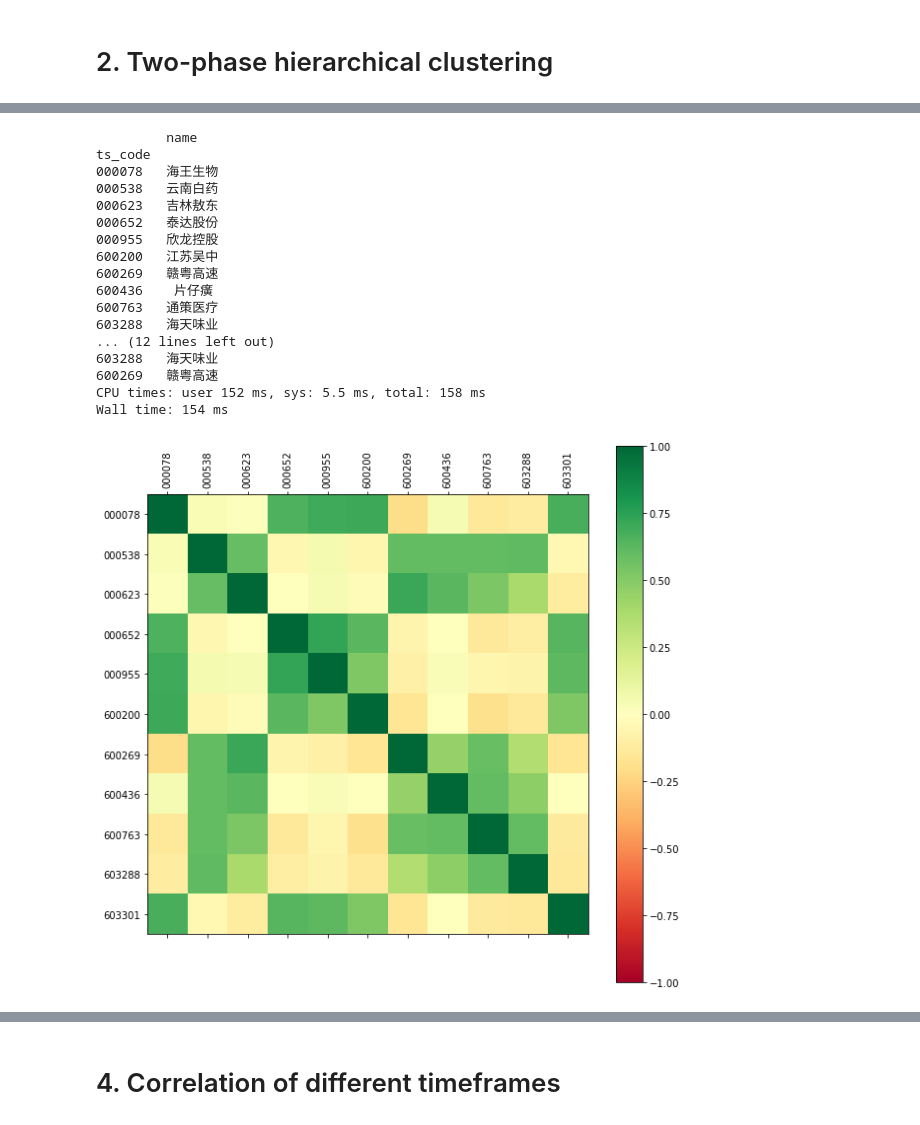
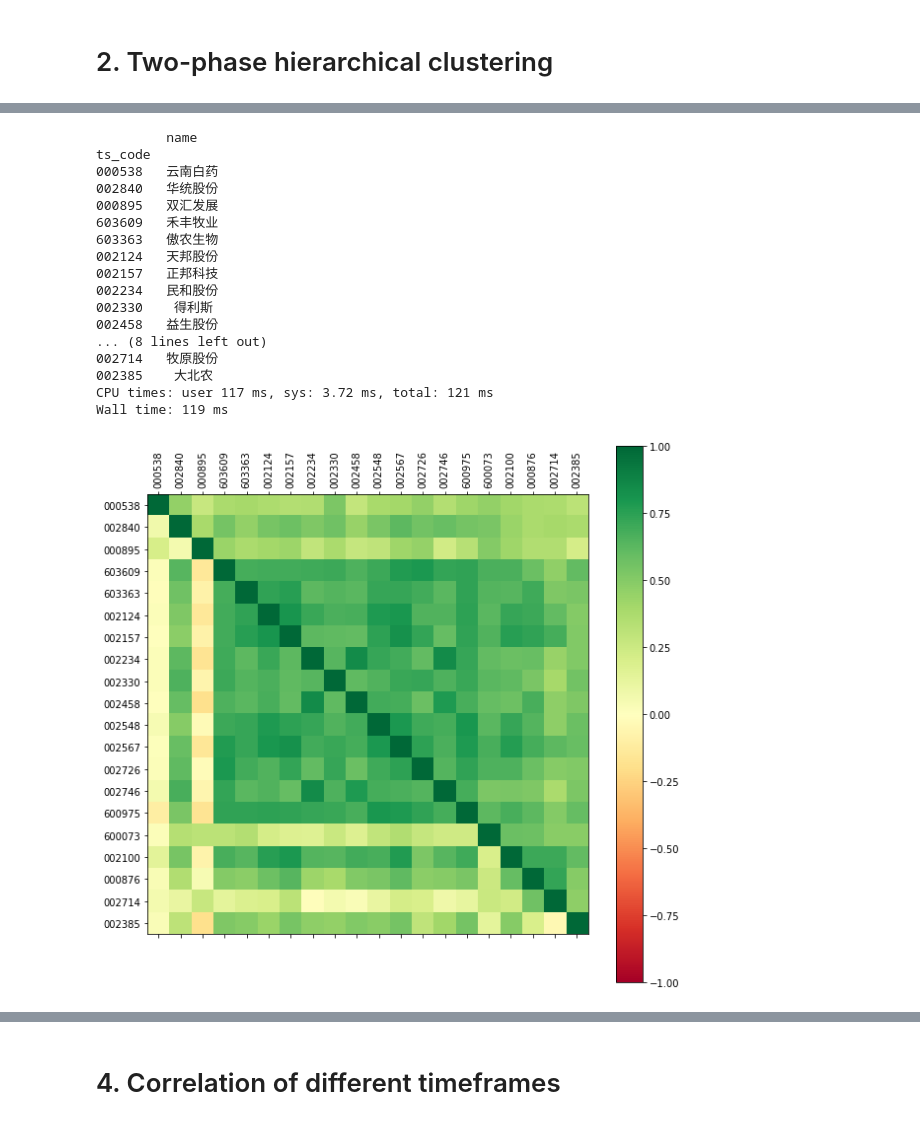
Before and after one commit to Travelguest/PrismaticClient, a Jupyter notebook: server/data/backend_corr.ipynb, the cells around one changed output, grey strips where cells are left out. Drawn from its saved outputs; the diff is of its cells as text; code cells hidden in the pictures.

```diff
--- a/server/data/backend_corr.ipynb
+++ b/server/data/backend_corr.ipynb
@@ -172,14 +227,18 @@ Wall time: 1.23 s
 # %%
 def get_index_corr_distribution(year='2011'):
     corr_out = pd.cut(corr_all_years_index[str(year)], bins=[i/100 for i in range(-100, 100, 5)], precision=2, right=True, include_lowest=True).value_counts()
+    return [corr_out[i/100] for i in range(-100, 100, 5)]
+
+def get_index_corr_distribution_pearson(year='2011'):
+    corr_out = pd.cut(corr_all_years_pearson_index[str(year)], bins=[i/100 for i in range(-100, 100, 5)], precision=2, right=True, include_lowest=True).value_counts()
     return [corr_out[i/100] for i in range(-100, 100, 5)]
 
 def get_stock_corr_distribution(query_code='000001', year='2011'):
     corr_out = pd.cut(corr_all_years_no_index[str(year)].loc[query_code], bins=[i/100 for i in range(-100, 100, 5)], precision=2, right=True, include_lowest=True).value_counts()
     return [corr_out[i/100] for i in range(-100, 100, 5)]
 
-query_codes=['000895', '002567', '603363', '002840', '002100']
-year='2015'
+query_codes=['000895', '002567', '603363', '002840', '002100', '000538']
+year='2020'
 threshold = 0.68
 
 print(get_index_corr_distribution(year))
@@ -187,0 +251,3 @@ print(get_index_corr_distribution(year))
+# %%
+for year in range(2011, 2021):
+    print(get_index_corr_distribution(year))
@@ -187,0 +265,3 @@ print(get_index_corr_distribution(year))
+# %%
+for year in range(2011, 2021):
+    print(get_index_corr_distribution_pearson(year))
@@ -304,9 +381,12 @@ nx.draw(BG, with_labels=True, font_weight='bold')
 # %% [markdown]
 # Backup
 # %%
-start_date = '2020-01-01'
-end_date = '2020-06-30'
-query_codes = ['000652', '000538']
+# start_date = '2020-01-01'
+# end_date = '2020-06-30'
+# query_codes = ['000652', '000538']
+start_date = '2015-01-01'
+end_date = '2015-12-31'
+query_codes = ['000895', '002567', '603363', '002840', '002100', '000538']
 features = ['close', 'vol']
 
 display(stock_info_list.merge(pd.Series(query_codes, name='ts_code')))
@@ -456,34 +571,34 @@ def find_index_corr(columns, method='pearson', start_date='2020-01-01', end_date
 # %%
 %%time
 
 find_index_corr(community_corr.close.index)
 
 # Pearson correlation matrix with no clustering
 # Pearson correlation matrix for the close price between '2020-01-01' and '2020-06-30'
 # Queried with ['000652', '000538'] = ['泰达股份', '云南白药'], and correlation threshold set as 0.6
 # Resulted with 11 elements
-plot_corr(community_corr.close)
+# plot_corr(community_corr.close)
 
 community_corr = two_phase_hierarchical_clustering(community_corr)
 # Two phase hierarchical_clustering result, first base on close price (log return) then trading volume (log trading volume)
 # With price as top-right, trading volume as bottom left
 plot_corr(combine_corr_matrix(community_corr.close, community_corr.vol))
 # %% [output]
          name
 ts_code
-000078   海王生物
 000538   云南白药
-000623   吉林敖东
-000652   泰达股份
-000955   欣龙控股
-600200   江苏吴中
-600269   赣粤高速
-600436    片仔癀
-600763   通策医疗
-603288   海天味业
-... (12 lines left out)
-603288   海天味业
-600269   赣粤高速
-CPU times: user 152 ms, sys: 5.5 ms, total: 158 ms
-Wall time: 154 ms
+002840   华统股份
+000895   双汇发展
+603609   禾丰牧业
+603363   傲农生物
+002124   天邦股份
+002157   正邦科技
+002234   民和股份
+002330    得利斯
+002458   益生股份
+... (8 lines left out)
+002714   牧原股份
+002385    大北农
+CPU times: user 117 ms, sys: 3.72 ms, total: 121 ms
+Wall time: 119 ms
-[figure, old version]
+[figure, new version]
```
Also changed, not shown: parts of 25 cells of this notebook, 2 other files.
